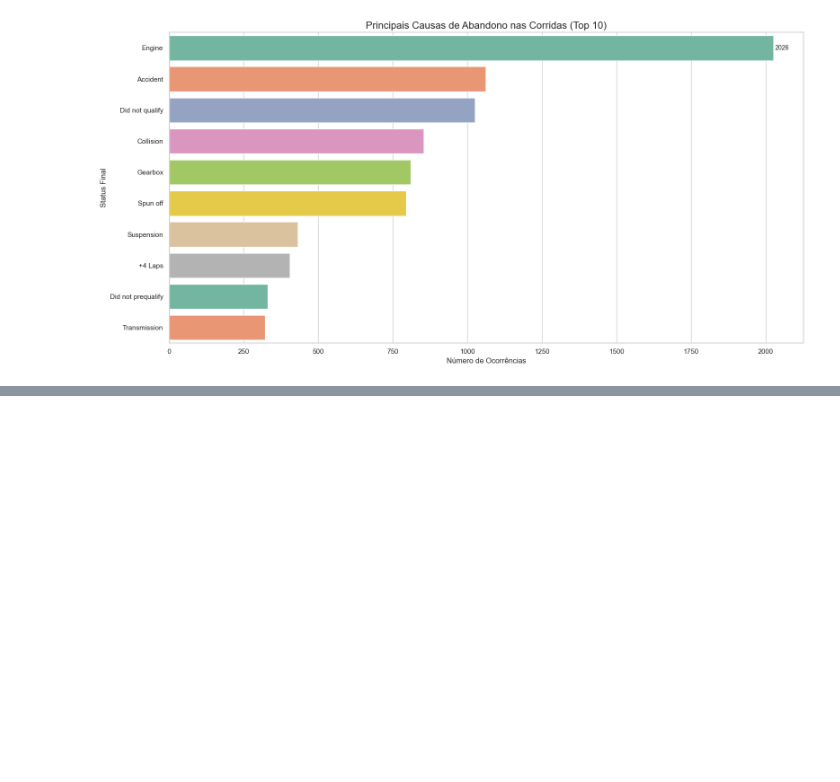
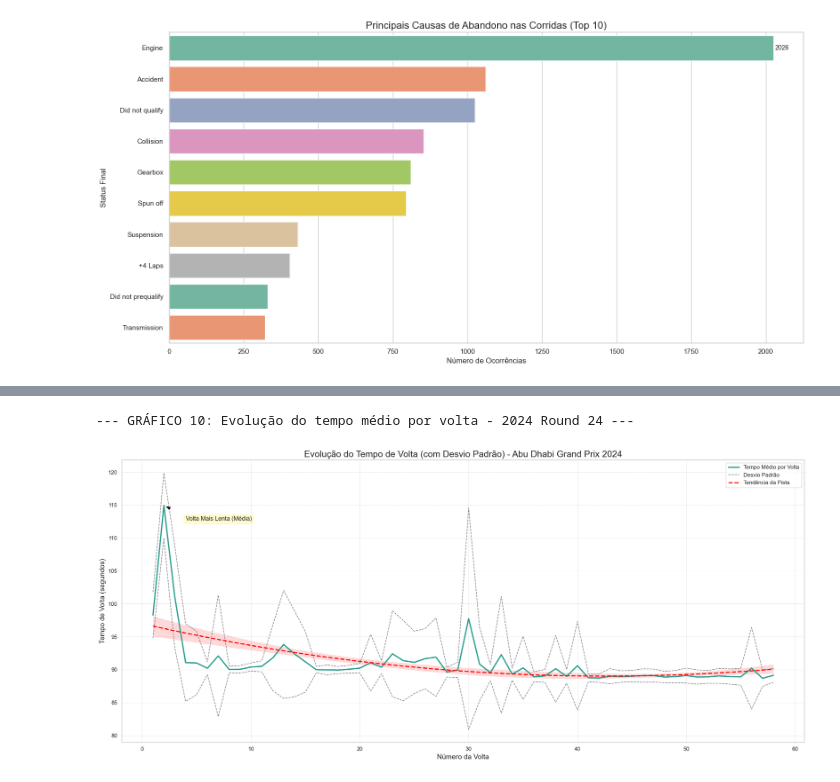
Before and after one commit to Julio1099/formula1-analytics, a Jupyter notebook: Data Layer/raw/Analise_PySpark2.ipynb, the cells around one changed output, grey strips where cells are left out. Drawn from its saved outputs; the diff is of its cells as text; code cells hidden in the pictures; blank space fills up the shorter version.

```diff
--- a/Data Layer/raw/Analise_PySpark2.ipynb
+++ b/Data Layer/raw/Analise_PySpark2.ipynb
@@ -251,0 +302,72 @@ Passing `palette` without assigning `hue` is deprecated and will be removed in v
+# %%
+# --- 10. Evolução do tempo médio por volta - 2024 Round 24 (com desvio padrão em linhas) ---
+print("\n--- GRÁFICO 10: Evolução do tempo médio por volta - 2024 Round 24 ---")
+
+# Etapa 1: Encontrar as informações da corrida alvo (2024, Round 24)
+target_race_df = dataframes['races'].filter((col("year") == 2024) & (col("round") == 24))
+
+# Etapa 2: Verificar se a corrida existe nos dados
+if target_race_df.count() == 0:
+    print("AVISO: Corrida para o ano de 2024, round 24, não encontrada. Gráfico 10 será pulado.")
+else:
+    target_race_info = target_race_df.select("raceId", "name").first()
+    target_race_id = target_race_info['raceId']
+    target_race_name = target_race_info['name']
+
+    # Etapa 3: Selecionar TODOS os tempos de volta da corrida, já convertidos para segundos.
+    lap_times_df = dataframes['lap_times'] \
+        .filter(col("raceId") == target_race_id) \
+        .withColumn("time_in_seconds", col("milliseconds") / 1000) \
+        .select("lap", "time_in_seconds")
+
+    # Etapa 4: Converter para Pandas e verificar se há dados
+    plot_data_10 = lap_times_df.toPandas()
+
+    if plot_data_10.empty:
+        print(f"AVISO: Não há dados de tempo de volta para a corrida '{target_race_name} 2024'. Gráfico 10 será pulado.")
+    else:
+        # Etapa 5: Calcular as estatísticas (média, desvio padrão) manualmente
+        lap_stats = plot_data_10.groupby('lap')['time_in_seconds'].agg(['mean', 'std']).reset_index()
+        lap_stats['upper_bound'] = lap_stats['mean'] + lap_stats['std']
+        lap_stats['lower_bound'] = lap_stats['mean'] - lap_stats['std']
+
+        # Etapa 6: Criar o gráfico
+        plt.figure(figsize=(20, 9))
+        ax = plt.gca() # Obter os eixos do gráfico para plotar tudo junto
+
+        # Plotar a linha do tempo médio
+        sns.lineplot(data=lap_stats, x='lap', y='mean', color='#2a9d8f', linewidth=2.5, label='Tempo Médio por Volta', ax=ax)
+
+        # Plotar as linhas de desvio padrão (superior e inferior)
+        ax.plot(lap_stats['lap'], lap_stats['upper_bound'], color='gray', linestyle='--', linewidth=1.2, label='Desvio Padrão')
+        ax.plot(lap_stats['lap'], lap_stats['lower_bound'], color='gray', linestyle='--', linewidth=1.2)
+
+        # Adicionar a linha de tendência vermelha e pontilhada sobre o mesmo eixo
+        sns.regplot(data=plot_data_10, x='lap', y='time_in_seconds', scatter=False, color='red', order=2, ax=ax, line_kws={'linestyle':'--'}, label='Tendência da Pista')
+
+        # Etapa 7: Melhorar o visual do gráfico
+        plt.title(f'Evolução do Tempo de Volta (com Desvio Padrão) - {target_race_name} 2024', fontsize=18)
+        plt.xlabel('Número da Volta', fontsize=14)
+        plt.ylabel('Tempo de Volta (segundos)', fontsize=14)
+        plt.grid(True, which='both', linestyle='--', linewidth=0.5)
+
+        # Anotação na volta com a maior média de tempo
+        slowest_lap = lap_stats.loc[lap_stats['mean'].idxmax()]
+        ax.annotate('Volta Mais Lenta (Média)',
+                    xy=(slowest_lap['lap'], slowest_lap['mean']),
+                    xytext=(slowest_lap['lap'] + 2, slowest_lap['mean'] * 0.98),
+                    arrowprops=dict(facecolor='black', shrink=0.05, width=1, headwidth=8),
+                    fontsize=12,
+                    backgroundcolor='#FFFACD')
+
+        # Organizar a legenda para não ter entradas duplicadas
+        handles, labels = ax.get_legend_handles_labels()
+        # A ordem pode variar, então criamos um dicionário para garantir uma legenda única e ordenada
+        by_label = dict(zip(labels, handles))
+        ax.legend(by_label.values(), by_label.keys())
+
+        plt.tight_layout()
+        plt.show()
+# %% [output]
+--- GRÁFICO 10: Evolução do tempo médio por volta - 2024 Round 24 ---
+[figure, added]
```
Also changed, not shown: parts of 4 cells of this notebook.
